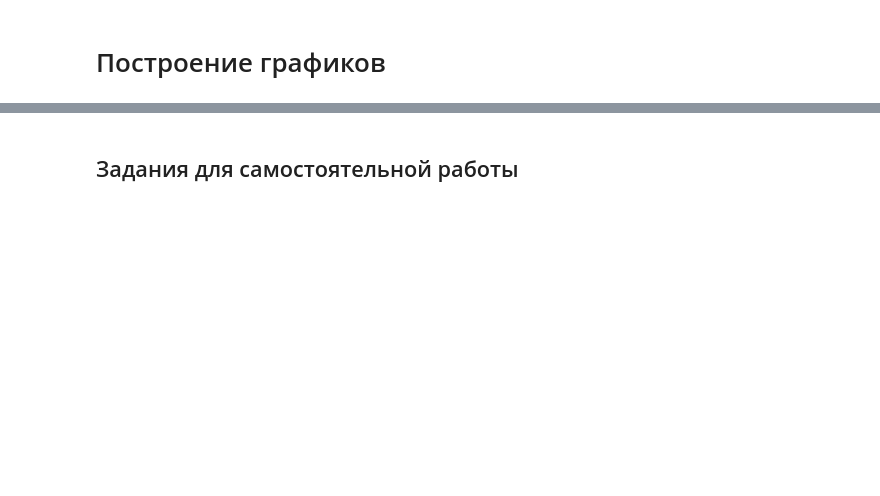
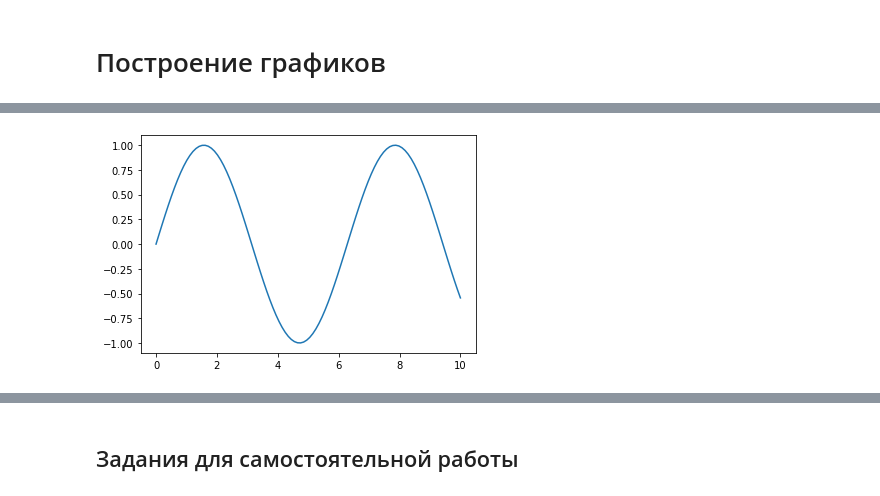
Before and after one commit to konstgav/computational-physics-python, a Jupyter notebook: Plotting.ipynb, the cells around one changed output, grey strips where cells are left out. Drawn from its saved outputs; the diff is of its cells as text; code cells hidden in the pictures; blank space fills up the shorter version.

```diff
--- a/Plotting.ipynb
+++ b/Plotting.ipynb
@@ -2,0 +26,13 @@
+# %%
+from pylab import plot,show
+from numpy import linspace,sin
+
+x = linspace(0,10,100)
+
+y = sin(x)
+
+plot(x,y)
+
+show()
+# %% [output]
+[figure, added]
```
Also changed, not shown: parts of 9 cells of this notebook, 9 other files.
